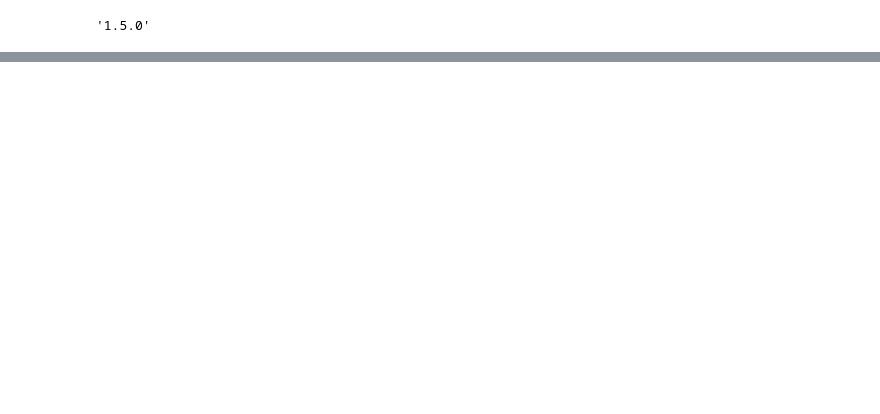
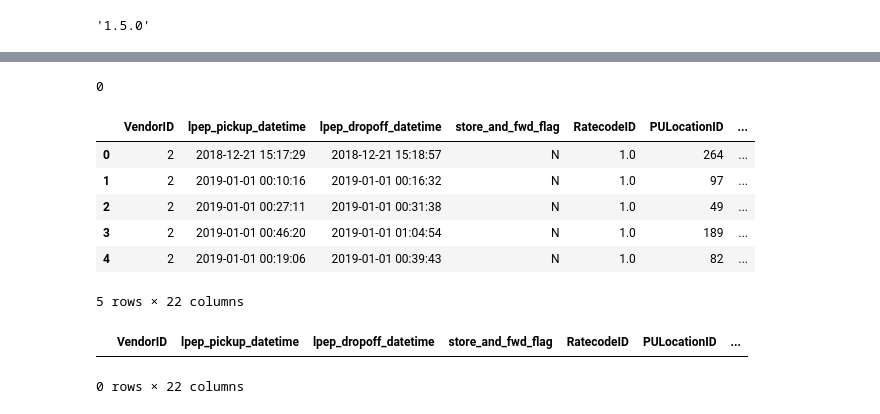
Before and after one commit to waleedayoub/dezoombkp, a Jupyter notebook: week_1_basics_n_setup/2_docker_sql/load_taxi_data.ipynb, the cells around one changed output, grey strips where cells are left out. Cells and saved outputs as stored; diff of their text form; code cells hidden in the pictures; blank space fills up the shorter version.

```diff
--- a/week_1_basics_n_setup/2_docker_sql/load_taxi_data.ipynb
+++ b/week_1_basics_n_setup/2_docker_sql/load_taxi_data.ipynb
@@ -8,3 +28,3 @@ pd.__version__
 # %%
-df = pd.read_parquet("https://d37ci6vzurychx.cloudfront.net/trip-data/green_tripdata_2019-01.parquet",
+df_parquet= pd.read_parquet("https://d37ci6vzurychx.cloudfront.net/trip-data/green_tripdata_2019-01.parquet",
                      engine='pyarrow')
@@ -32,4 +50,4 @@ congestion_surcharge            float64
 dtype: object
 # %%
-df.lpep_pickup_datetime = pd.to_datetime(df.lpep_pickup_datetime)
-df.lpep_dropoff_datetime = pd.to_datetime(df.lpep_dropoff_datetime)
+df_parquet.lpep_pickup_datetime = pd.to_datetime(df_parquet.lpep_pickup_datetime)
+df_parquet.lpep_dropoff_datetime = pd.to_datetime(df_parquet.lpep_dropoff_datetime)
@@ -90,0 +186,21 @@ while True:
+# %%
+# count the number of rows where both date fields are equal to '2019-01-15'
+count = df_parquet[(df_parquet['pickupdate'] == '2019-01-15') & (df_parquet['dropoffdate'] == '2019-01-15')].shape[0]
+print(count)
+# %% [output]
+0
+# %%
+df_parquet.head()
+# %% [output]
+|  | VendorID | lpep_pickup_datetime | lpep_dropoff_datetime | store_and_fwd_flag | RatecodeID | PULocationID | ... |
+| 0 | 2 | 2018-12-21 15:17:29 | 2018-12-21 15:18:57 | N | 1.0 | 264 | ... |
+| 1 | 2 | 2019-01-01 00:10:16 | 2019-01-01 00:16:32 | N | 1.0 | 97 | ... |
+| 2 | 2 | 2019-01-01 00:27:11 | 2019-01-01 00:31:38 | N | 1.0 | 49 | ... |
+| 3 | 2 | 2019-01-01 00:46:20 | 2019-01-01 01:04:54 | N | 1.0 | 189 | ... |
+| 4 | 2 | 2019-01-01 00:19:06 | 2019-01-01 00:39:43 | N | 1.0 | 82 | ... |
+5 rows × 22 columns
+# %%
+df_parquet[df_parquet['pickupdate'] == '2019-01-15']
+# %% [output]
+|  | VendorID | lpep_pickup_datetime | lpep_dropoff_datetime | store_and_fwd_flag | RatecodeID | PULocationID | ... |
+0 rows × 22 columns
```
Also changed, not shown: parts of 23 cells of this notebook, 1 other file.
